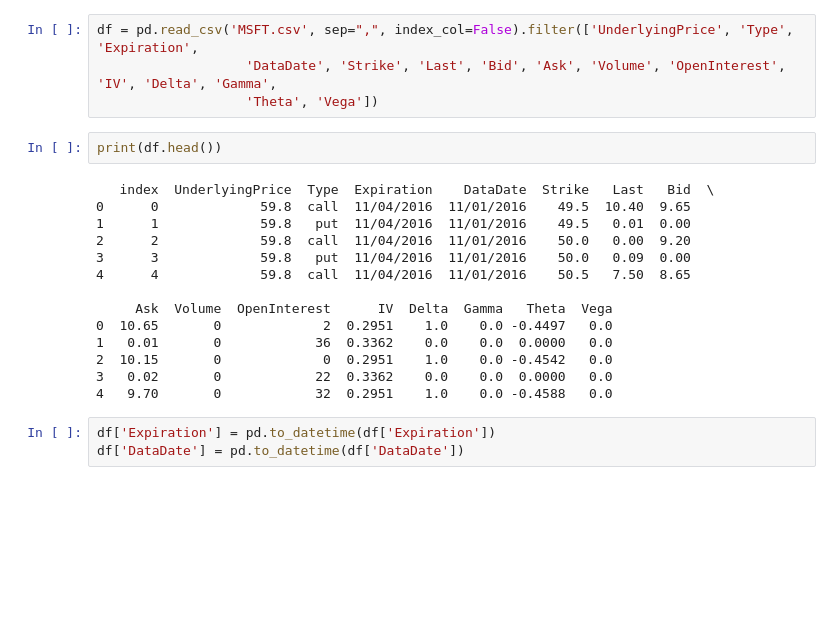
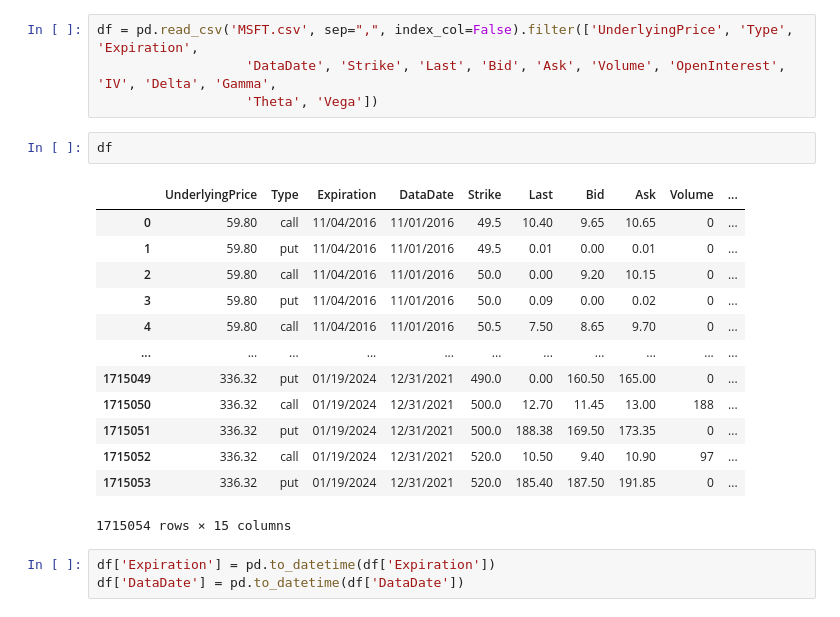
Before and after one commit to su23/WquProfitingFromTimeDecayAnalysis, a Jupyter notebook: analysis2.ipynb, the cells around one changed output. Cells and saved outputs as stored; diff of their text form; blank space fills up the shorter version.

```diff
--- a/analysis2.ipynb
+++ b/analysis2.ipynb
@@ -11,22 +11,22 @@ from datetime import datetime
 df = pd.read_csv('MSFT.csv', sep=",", index_col=False).filter(['UnderlyingPrice', 'Type', 'Expiration',
                    'DataDate', 'Strike', 'Last', 'Bid', 'Ask', 'Volume', 'OpenInterest', 'IV', 'Delta', 'Gamma',
                    'Theta', 'Vega'])
-# %%
-print(df.head())
-# %% [output]
-   index  UnderlyingPrice  Type  Expiration    DataDate  Strike   Last   Bid  \
-0      0             59.8  call  11/04/2016  11/01/2016    49.5  10.40  9.65
-1      1             59.8   put  11/04/2016  11/01/2016    49.5   0.01  0.00
-2      2             59.8  call  11/04/2016  11/01/2016    50.0   0.00  9.20
-3      3             59.8   put  11/04/2016  11/01/2016    50.0   0.09  0.00
-4      4             59.8  call  11/04/2016  11/01/2016    50.5   7.50  8.65
-
-     Ask  Volume  OpenInterest      IV  Delta  Gamma   Theta  Vega
-0  10.65       0             2  0.2951    1.0    0.0 -0.4497   0.0
-1   0.01       0            36  0.3362    0.0    0.0  0.0000   0.0
-2  10.15       0             0  0.2951    1.0    0.0 -0.4542   0.0
-3   0.02       0            22  0.3362    0.0    0.0  0.0000   0.0
-4   9.70       0            32  0.2951    1.0    0.0 -0.4588   0.0
+# %%
+df
+# %% [output]
+|  | UnderlyingPrice | Type | Expiration | DataDate | Strike | Last | Bid | Ask | Volume | ... |
+| 0 | 59.80 | call | 11/04/2016 | 11/01/2016 | 49.5 | 10.40 | 9.65 | 10.65 | 0 | ... |
+| 1 | 59.80 | put | 11/04/2016 | 11/01/2016 | 49.5 | 0.01 | 0.00 | 0.01 | 0 | ... |
+| 2 | 59.80 | call | 11/04/2016 | 11/01/2016 | 50.0 | 0.00 | 9.20 | 10.15 | 0 | ... |
+| 3 | 59.80 | put | 11/04/2016 | 11/01/2016 | 50.0 | 0.09 | 0.00 | 0.02 | 0 | ... |
+| 4 | 59.80 | call | 11/04/2016 | 11/01/2016 | 50.5 | 7.50 | 8.65 | 9.70 | 0 | ... |
+| ... | ... | ... | ... | ... | ... | ... | ... | ... | ... | ... |
+| 1715049 | 336.32 | put | 01/19/2024 | 12/31/2021 | 490.0 | 0.00 | 160.50 | 165.00 | 0 | ... |
+| 1715050 | 336.32 | call | 01/19/2024 | 12/31/2021 | 500.0 | 12.70 | 11.45 | 13.00 | 188 | ... |
+| 1715051 | 336.32 | put | 01/19/2024 | 12/31/2021 | 500.0 | 188.38 | 169.50 | 173.35 | 0 | ... |
+| 1715052 | 336.32 | call | 01/19/2024 | 12/31/2021 | 520.0 | 10.50 | 9.40 | 10.90 | 97 | ... |
+| 1715053 | 336.32 | put | 01/19/2024 | 12/31/2021 | 520.0 | 185.40 | 187.50 | 191.85 | 0 | ... |
+1715054 rows × 15 columns
 # %%
 df['Expiration'] = pd.to_datetime(df['Expiration'])
 df['DataDate'] = pd.to_datetime(df['DataDate'])
```
Also changed, not shown: 3 other files.
